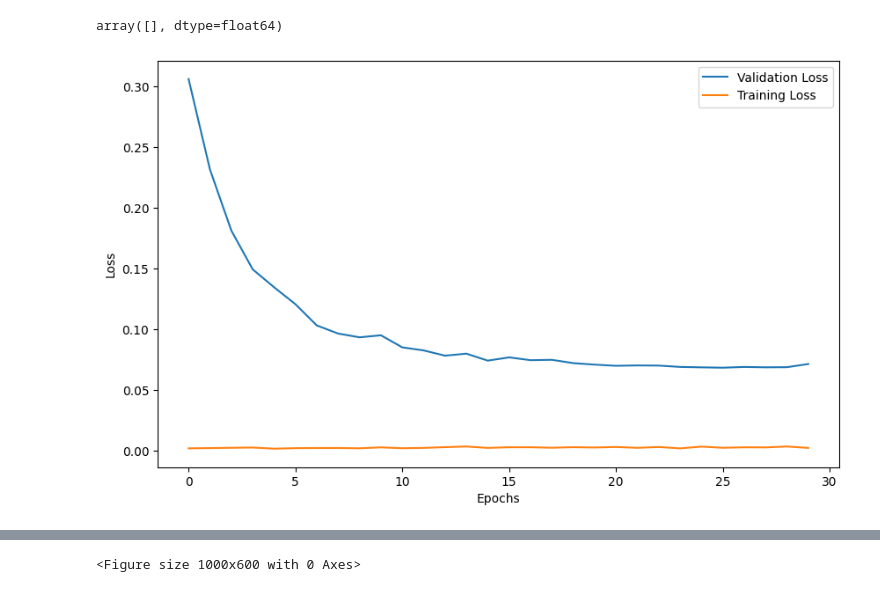
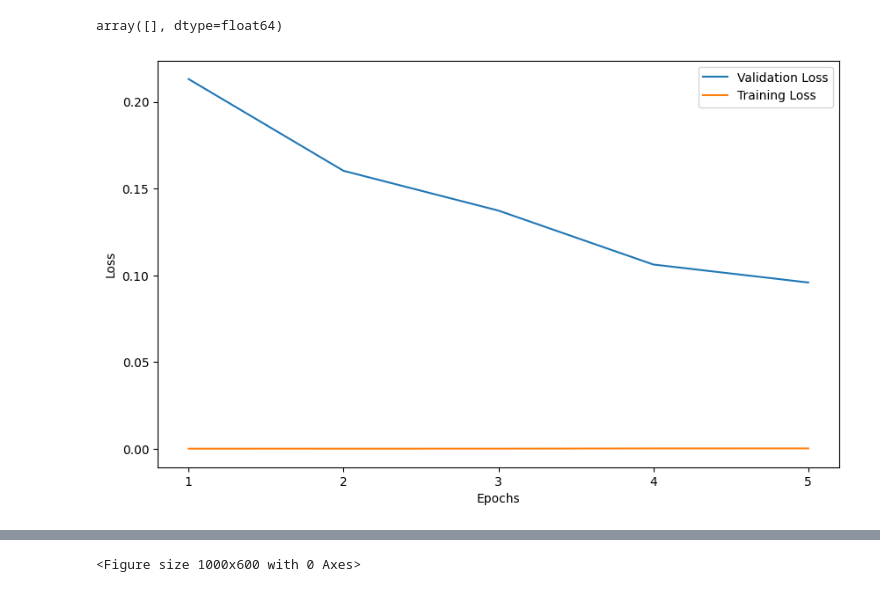
Before and after one commit to michelexyz/deeplearning_assignments, a Jupyter notebook: Assigment1/assigment.ipynb, the cells around one changed output, grey strips where cells are left out. Drawn from its saved outputs; the diff is of its cells as text; code cells hidden in the pictures.

```diff
--- a/Assigment1/assigment.ipynb
+++ b/Assigment1/assigment.ipynb
@@ -778,12 +785,20 @@ class NeuralNetwork:
         self.V -= learning_rate * dv
         self.c -= learning_rate * dc
 
-    def train(self, X, y, epochs, learning_rate=0.1):
+    def train(self, X, y, epochs, learning_rate=0.1, validation_data=None):
         epochs_loss = []
 
         first_epoch_losses = []
 
+        if validation_data:
+
+            X_val, y_val = validation_data
+
+            val_losses = []
+
         for epoch in tqdm(range(epochs), "epochs"):
+
+
 
             for X_batch, y_batch in tqdm(zip(X, y), "data points"):
                 X_batch = X_batch.reshape(1, -1)
@@ -803,9 +818,17 @@ class NeuralNetwork:
 
             epochs_loss.append(avg_train_loss)
 
+            if validation_data:
+
+                val_loss = self.validate(X_val, y_val)
+
+                val_losses.append(val_loss)
+
+                print(f"Epoch {epoch + 1}, Validation Loss: {val_loss}")
+
             print(f"Epoch {epoch + 1}, Average Loss: {avg_train_loss}")
 
-        return epochs_loss, first_epoch_losses
+        return epochs_loss, first_epoch_losses, val_losses
 
 
     def validate(self, X, y):
@@ -822,16 +845,3 @@ class NeuralNetwork:
         avg_loss = total_loss / len(X)
 
         return avg_loss
-
-
-
-
-
-
-
-
-
-# Example usage
-nn = NeuralNetwork(input_size=784, hidden_size=300, output_size=10)
-
-epochs_loss, first_epoch_losses = nn.train(xtrain_normalized, ytrain_encoded, 5, learning_rate=0.01)
@@ -1237,0 +1243,7 @@ array([[1, 2, 3],
+# %%
+
+
+# Example usage
+nn = NeuralNetwork(input_size=784, hidden_size=300, output_size=10)
+
+epochs_loss, first_epoch_losses, val_loss = nn.train(xtrain_normalized, ytrain_encoded, 5, learning_rate=0.01, batch_size=1, validation_data=(xval_normalized, yval_encoded))
@@ -1244,21 +1262,24 @@ array([], dtype=float64)
 # %%
 
 # plot epochs loss with validation loss
 
 plt.figure(figsize=(10, 6))
 
 
 plt.plot(val_loss, label="Validation Loss")
 
 plt.plot(epochs_loss, label="Training Loss")
 
+# change labels of x ticks to integers from 1 to len(epochs_loss)
+
+plt.xticks(range(len(epochs_loss)), range(1, len(epochs_loss) + 1))
 
 plt.xlabel("Epochs")
 
 plt.ylabel("Loss")
 
 plt.legend()
 
 plt.show()
 # %% [output]
-[figure, old version]
+[figure, new version]
```
Also changed, not shown: parts of 38 cells of this notebook, 12 other files.
